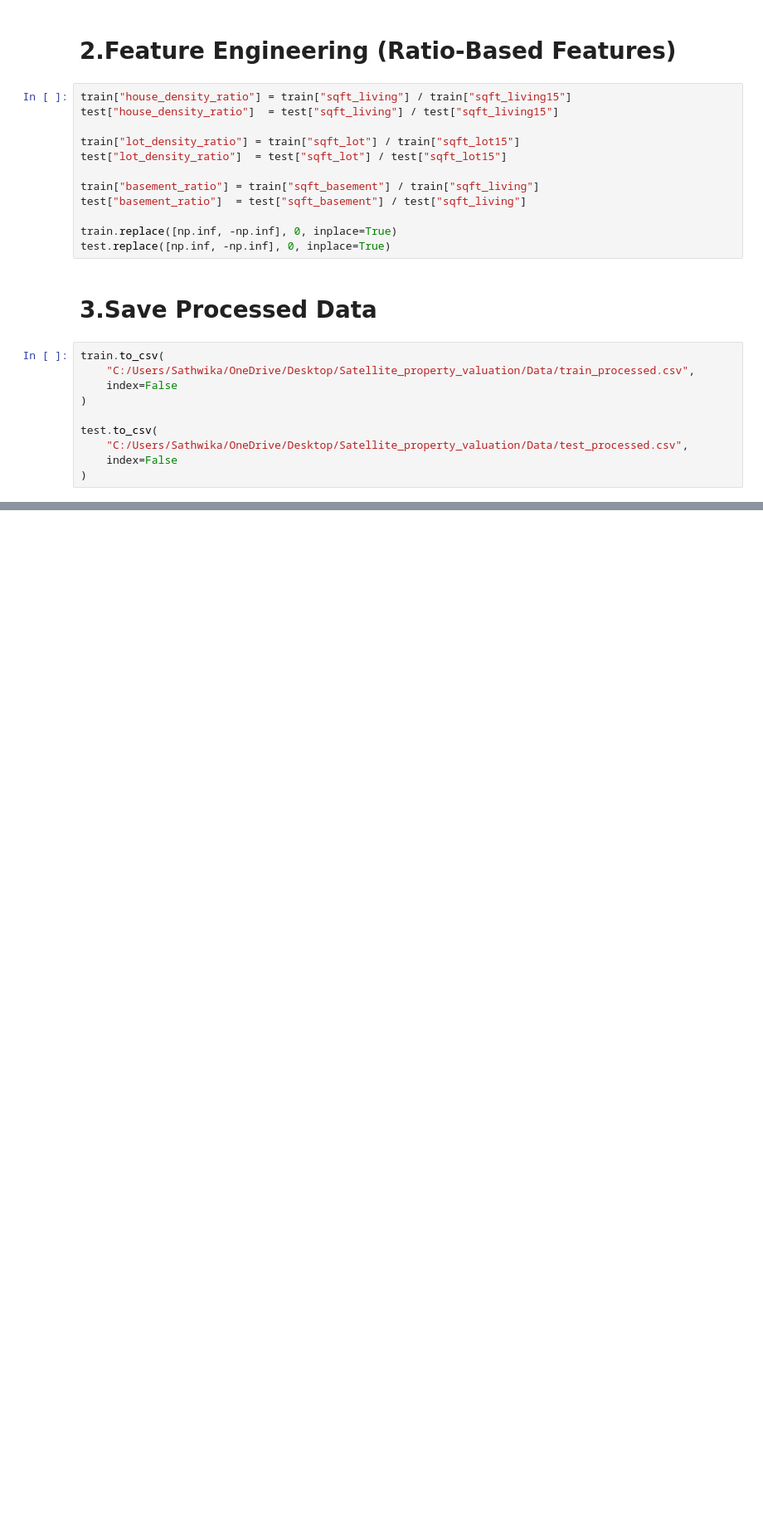
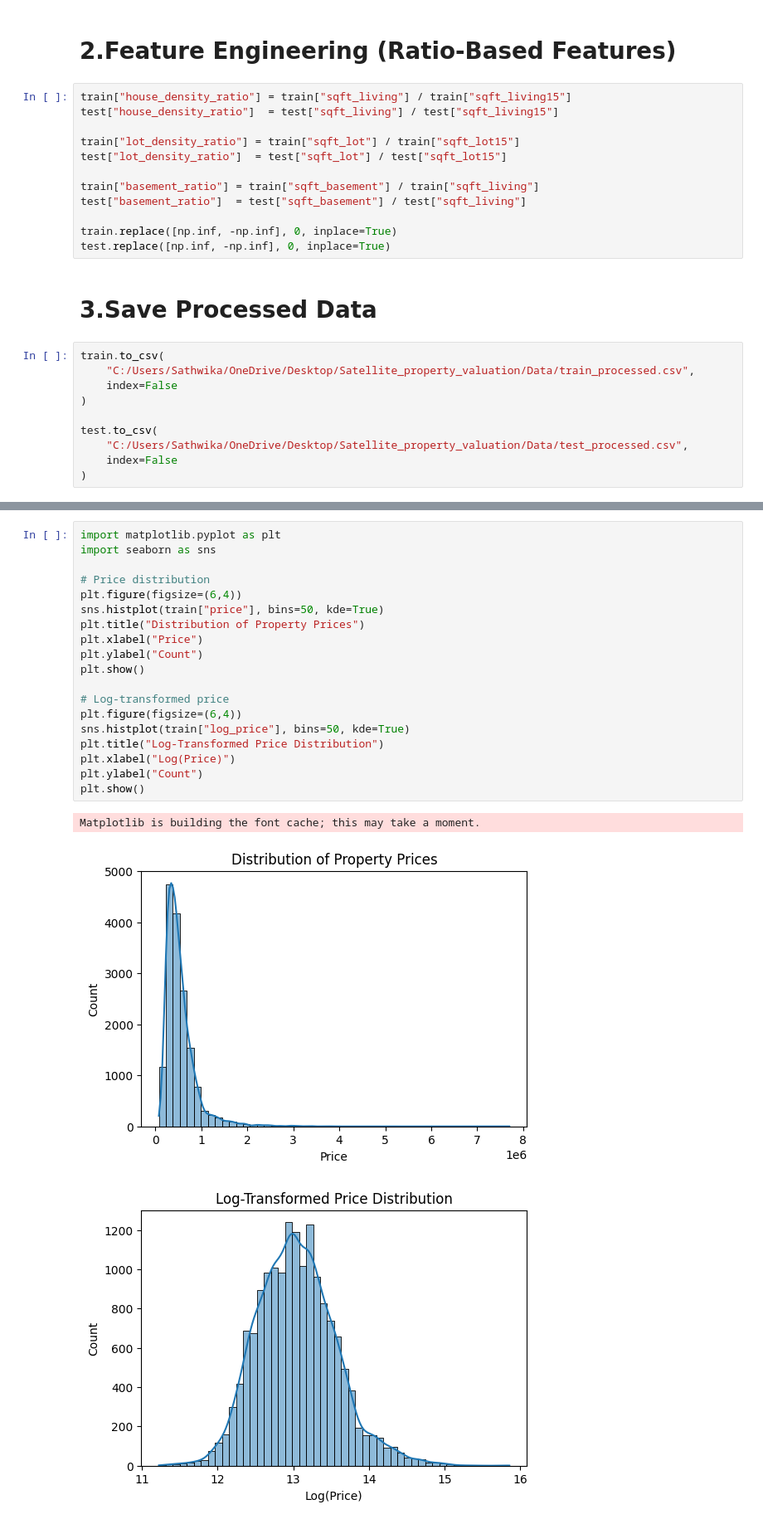
Before and after one commit to Sathwika-15/Satellite-property-valuation, a Jupyter notebook: preprocessing.ipynb, the cells around one changed output, grey strips where cells are left out. Shown at 83% size. Saved outputs shown, nothing was run; the diff lists cells and outputs as text; blank space fills up the shorter version.

```diff
--- a/preprocessing.ipynb
+++ b/preprocessing.ipynb
@@ -90,0 +95,23 @@ test.to_csv(
+# %%
+import matplotlib.pyplot as plt
+import seaborn as sns
+
+# Price distribution
+plt.figure(figsize=(6,4))
+sns.histplot(train["price"], bins=50, kde=True)
+plt.title("Distribution of Property Prices")
+plt.xlabel("Price")
+plt.ylabel("Count")
+plt.show()
+
+# Log-transformed price
+plt.figure(figsize=(6,4))
+sns.histplot(train["log_price"], bins=50, kde=True)
+plt.title("Log-Transformed Price Distribution")
+plt.xlabel("Log(Price)")
+plt.ylabel("Count")
+plt.show()
+# %% [output]
+Matplotlib is building the font cache; this may take a moment.
+[figure, added]
+[figure, added]
```
Also changed, not shown: parts of 4 cells of this notebook.
